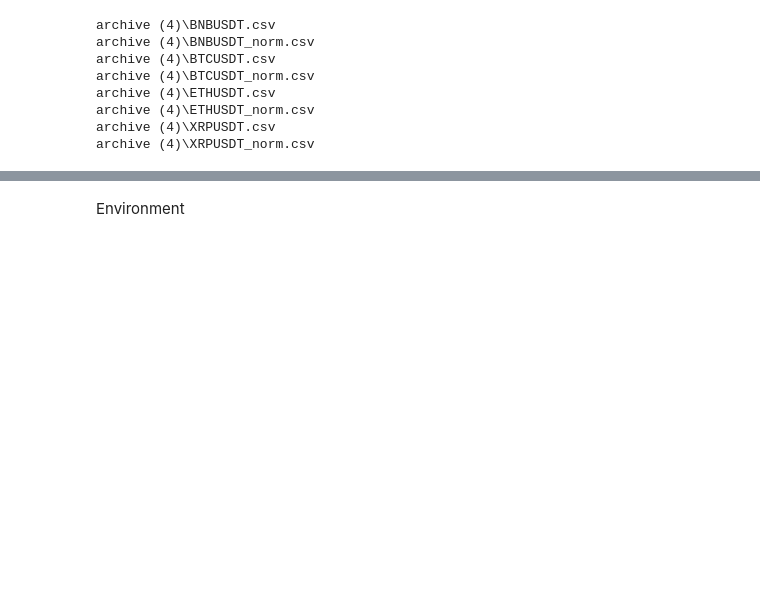
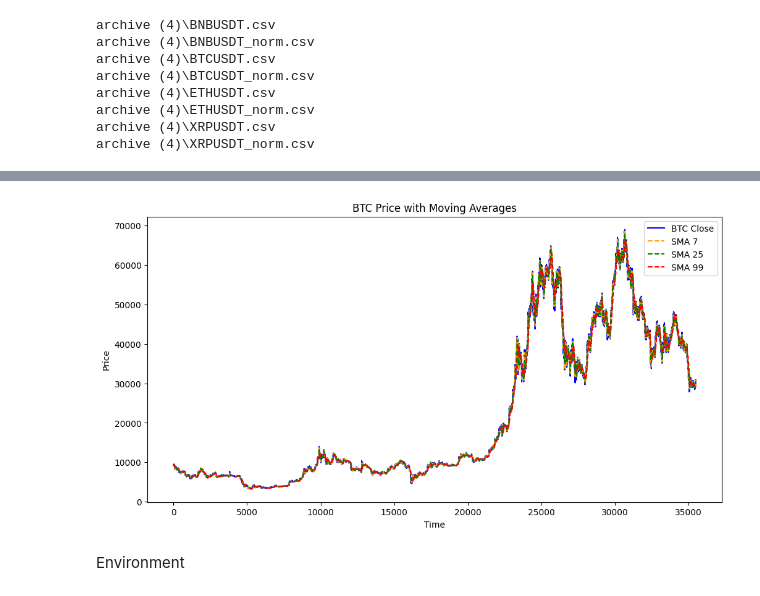
Before and after one commit to LiandarJoshua/DL-PROJECT-1, a Jupyter notebook: portfolio.ipynb, the cells around one changed output, grey strips where cells are left out. Drawn from its saved outputs; the diff is of its cells as text; code cells hidden in the pictures; blank space fills up the shorter version.

```diff
--- a/portfolio.ipynb
+++ b/portfolio.ipynb
@@ -19,2 +80,16 @@ archive (4)\XRPUSDT_norm.csv
+# %%
+plt.figure(figsize=(12,6))
+plt.plot(btc["Close"], label="BTC Close", color="blue")
+plt.plot(btc["sma7"], label="SMA 7", linestyle="--", color="orange")
+plt.plot(btc["sma25"], label="SMA 25", linestyle="--", color="green")
+plt.plot(btc["sma99"], label="SMA 99", linestyle="--", color="red")
+
+plt.title("BTC Price with Moving Averages")
+plt.xlabel("Time")
+plt.ylabel("Price")
+plt.legend()
+plt.show()
+# %% [output]
+[figure, added]
 # %% [markdown]
 Environment
```
Also changed, not shown: parts of 5 cells of this notebook.
